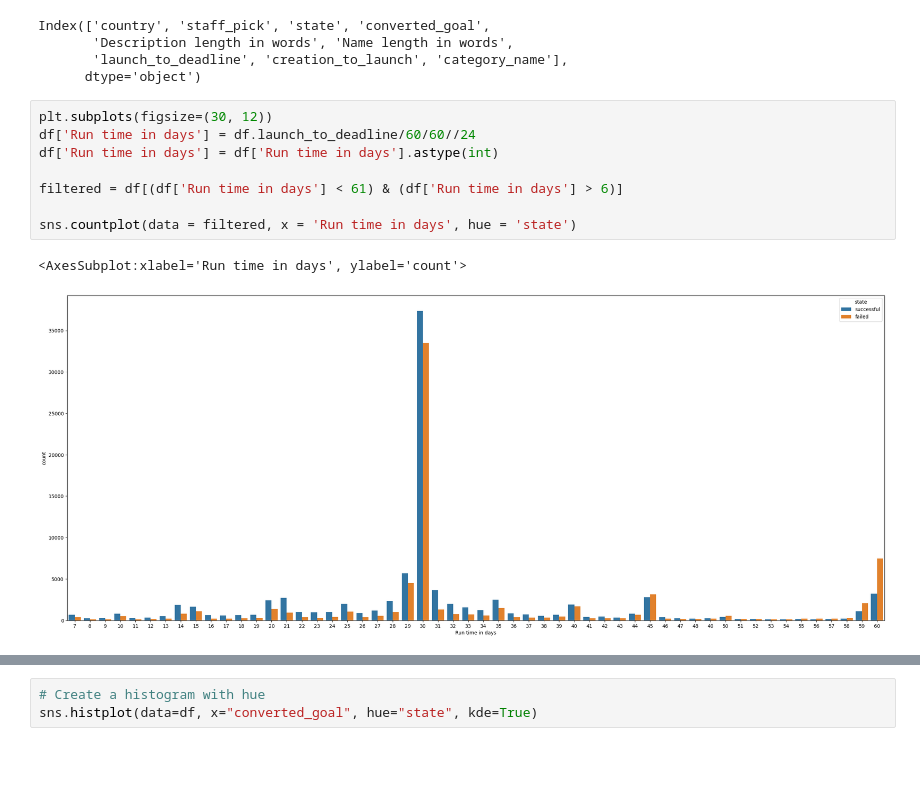
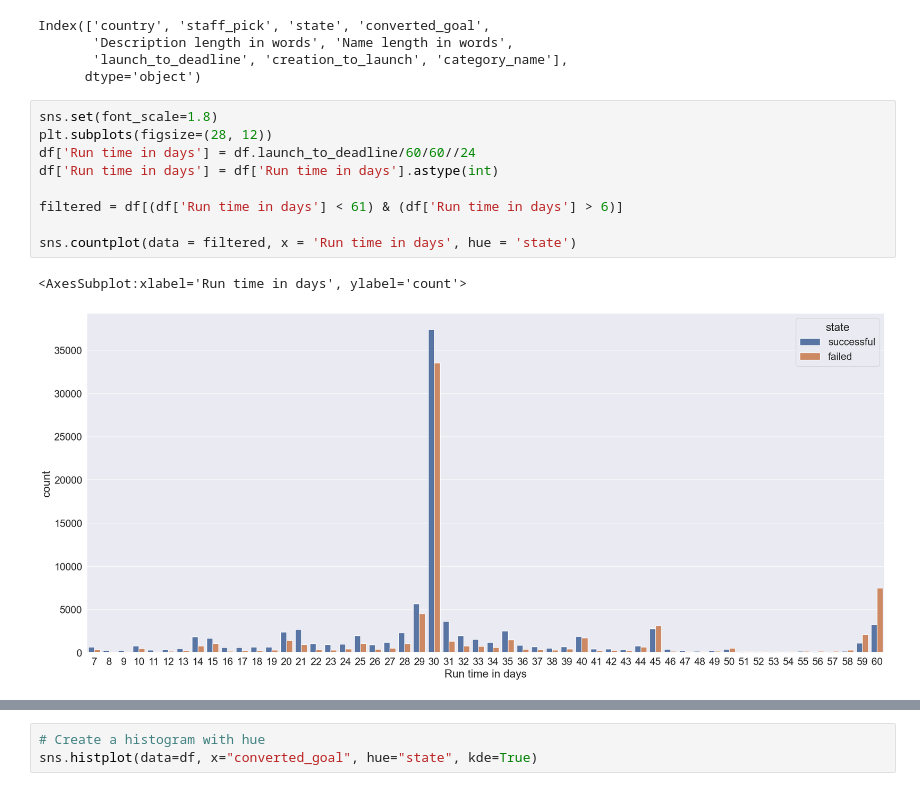
Before and after one commit to joshuadbeil/kickstarter_challenge, a Jupyter notebook: 04-Visualisations.ipynb, the cells around one changed output, grey strips where cells are left out. Cells and saved outputs as stored; diff of their text form; blank space fills up the shorter version.

```diff
--- a/04-Visualisations.ipynb
+++ b/04-Visualisations.ipynb
@@ -106,16 +134,17 @@ Index(['country', 'staff_pick', 'state', 'converted_goal',
        'launch_to_deadline', 'creation_to_launch', 'category_name'],
       dtype='object')
 # %%
-plt.subplots(figsize=(30, 12))
+sns.set(font_scale=1.8)
+plt.subplots(figsize=(28, 12))
 df['Run time in days'] = df.launch_to_deadline/60/60//24
 df['Run time in days'] = df['Run time in days'].astype(int)
 
 filtered = df[(df['Run time in days'] < 61) & (df['Run time in days'] > 6)]
 
 sns.countplot(data = filtered, x = 'Run time in days', hue = 'state')
 # %% [output]
 <AxesSubplot:xlabel='Run time in days', ylabel='count'>
-[figure, old version]
+[figure, new version]
 # %%
 df.head()
 # %% [output]
```
Also changed, not shown: parts of 20 cells of this notebook, 1 other file.
